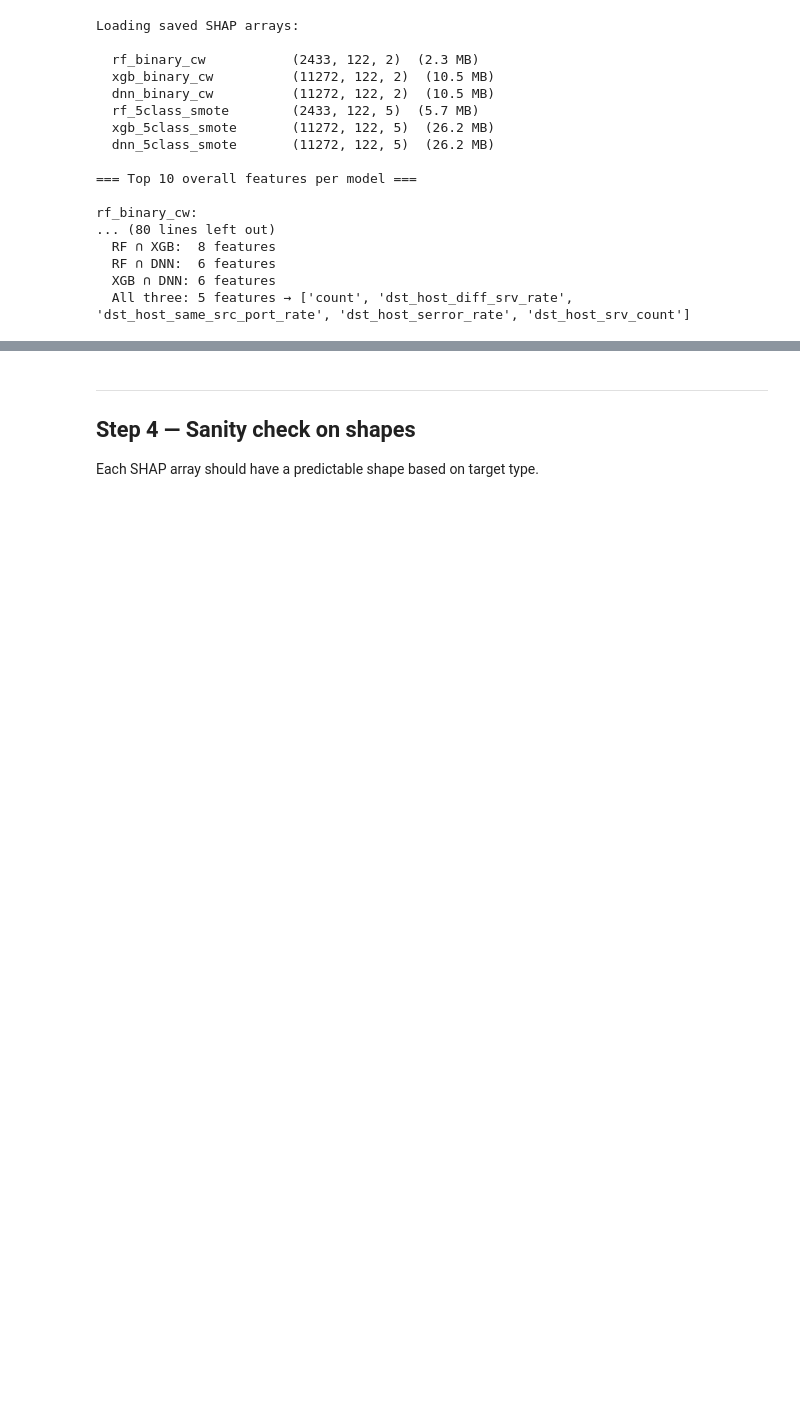
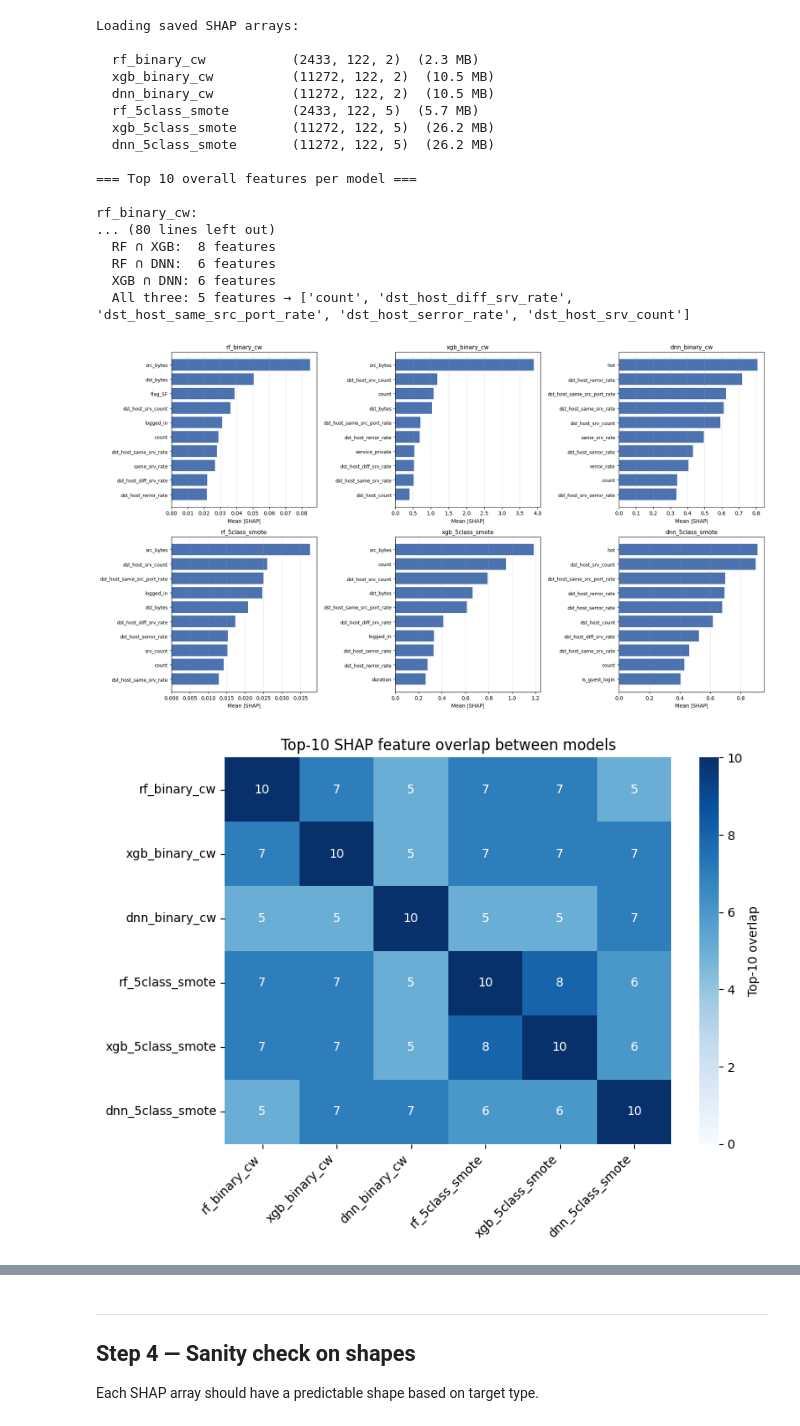
Before and after one commit to anasbiswas1/xids-research, a Jupyter notebook: notebooks/04_shap_computation.ipynb, the cells around one changed output, grey strips where cells are left out. Saved outputs shown, nothing was run; the diff lists cells and outputs as text; code cells hidden in the pictures; blank space fills up the shorter version.

Commit message:
Update Notebook 04 (Colab save)

```diff
--- a/notebooks/04_shap_computation.ipynb
+++ b/notebooks/04_shap_computation.ipynb
@@ -680,3 +680,69 @@ rf_binary_cw:
   RF ∩ DNN:  6 features
   XGB ∩ DNN: 6 features
   All three: 5 features → ['count', 'dst_host_diff_srv_rate', 'dst_host_same_src_port_rate', 'dst_host_serror_rate', 'dst_host_srv_count']
+# %%
+import matplotlib.pyplot as plt
+import seaborn as sns
+
+# ============== Figure 1: top-10 importance per model ==============
+fig, axes = plt.subplots(2, 3, figsize=(18, 10))
+model_order = ['rf_binary_cw', 'xgb_binary_cw', 'dnn_binary_cw',
+               'rf_5class_smote', 'xgb_5class_smote', 'dnn_5class_smote']
+for ax, name in zip(axes.flatten(), model_order):
+    top10 = RANKINGS[name]['overall'][:10]
+    features = [item['feature'] for item in top10]
+    values = [item['mean_abs_shap'] for item in top10]
+    ax.barh(range(len(features)), values, color='#4C72B0')
+    ax.set_yticks(range(len(features))); ax.set_yticklabels(features, fontsize=9)
+    ax.invert_yaxis()
+    ax.set_xlabel('Mean |SHAP|')
+    ax.set_title(name, fontsize=11)
+    ax.grid(axis='x', alpha=0.3)
+plt.tight_layout()
+plt.savefig(FIG_DIR / 'nslkdd_top10_features_per_model.png', dpi=150, bbox_inches='tight')
+plt.show()
+
+# ============== Figure 2: pairwise top-10 overlap matrix ==============
+models = list(CANONICAL.keys())
+n = len(models)
+mat = np.zeros((n, n), dtype=int)
+for i, mi in enumerate(models):
+    ti = top_k(RANKINGS[mi]['overall'])
+    for j, mj in enumerate(models):
+        tj = top_k(RANKINGS[mj]['overall'])
+        mat[i, j] = len(ti & tj)
+
+fig, ax = plt.subplots(figsize=(8, 6))
+sns.heatmap(mat, annot=True, fmt='d', cmap='Blues',
+            xticklabels=models, yticklabels=models,
+            cbar_kws={'label': 'Top-10 overlap'}, ax=ax, vmin=0, vmax=10)
+ax.set_title('Top-10 SHAP feature overlap between models')
+plt.xticks(rotation=45, ha='right'); plt.yticks(rotation=0)
+plt.tight_layout()
+plt.savefig(FIG_DIR / 'nslkdd_top10_overlap_matrix.png', dpi=150, bbox_inches='tight')
+plt.show()
+
+# ============== CSV summary ==============
+rows = []
+for name in CANONICAL:
+    for rank, item in enumerate(RANKINGS[name]['overall'][:10], 1):
+        rows.append({
+            'Model': name, 'Rank': rank,
+            'Feature': item['feature'],
+            'Mean_abs_SHAP': item['mean_abs_shap'],
+        })
+df = pd.DataFrame(rows)
+df.to_csv(TABLES_DIR / 'nslkdd_top10_shap_features.csv', index=False)
+print(f'✓ Saved figures and CSV')
+
+# ============== Commit ==============
+os.chdir(REPO)
+!git add notebooks/
+!git add shap_values/nsl_kdd/feature_importance_rankings.json
+!git add results/
+!git status --short
+!git commit -m "Notebook 04: SHAP values for all 6 canonical models"
+!git push
+# %% [output]
+[figure, added]
+[figure, added]
```
Also changed, not shown: parts of 1 cell of this notebook.
